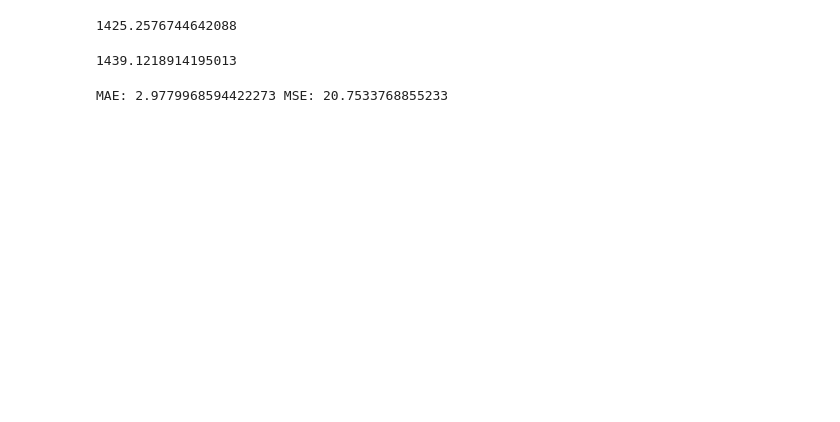
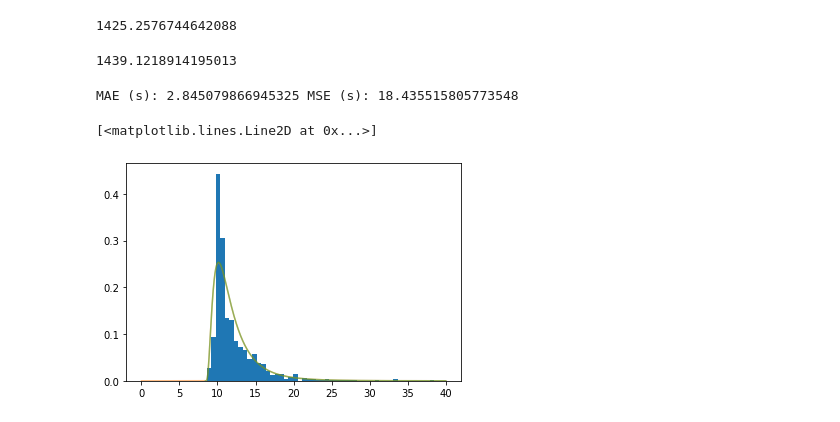
Before and after one commit to pyliut/Rokos2021, a Jupyter notebook: Wk2/MAIN2.ipynb, the cells around one changed output. Saved outputs shown, nothing was run; the diff lists cells and outputs as text; code cells hidden in the pictures; blank space fills up the shorter version.

```diff
--- a/Wk2/MAIN2.ipynb
+++ b/Wk2/MAIN2.ipynb
@@ -490,6 +527,18 @@ print(bic)
 #other metrics
 mae = ( 1/len(t_op) ) * np.sum( np.abs(t_op - t_pred) )
 mse = ( 1/len(t_op) ) * np.sum( np.square(t_op - t_pred) )
-print("MAE:", mae, "MSE:", mse)
+print("MAE (s):", mae, "MSE (s):", mse)
 # %% [output]
-MAE: 2.9779968594422273 MSE: 20.7533768855233
+MAE (s): 2.845079866945325 MSE (s): 18.435515805773548
+# %%
+#Show that my Lognorm function agrees with Scipy's lognorm & the data
+
+#p1 = sp.stats.lognorm.pdf(x_test, s=0.1, loc=0, scale=11)
+p2 = sp.stats.lognorm.pdf(t_test, s=0.71, loc=8.41, scale=np.exp(1.05))
+plt.hist(t_op, density = True, bins = 50)
+#plt.plot(x_test,p1)
+plt.plot(t_test,p2, alpha = 0.5)
+plt.plot(t_test,p_lognormal, alpha = 0.5)
+# %% [output]
+[<matplotlib.lines.Line2D at 0x...>]
+[figure, added]
```
Also changed, not shown: parts of 24 cells of this notebook, 16 other files.
